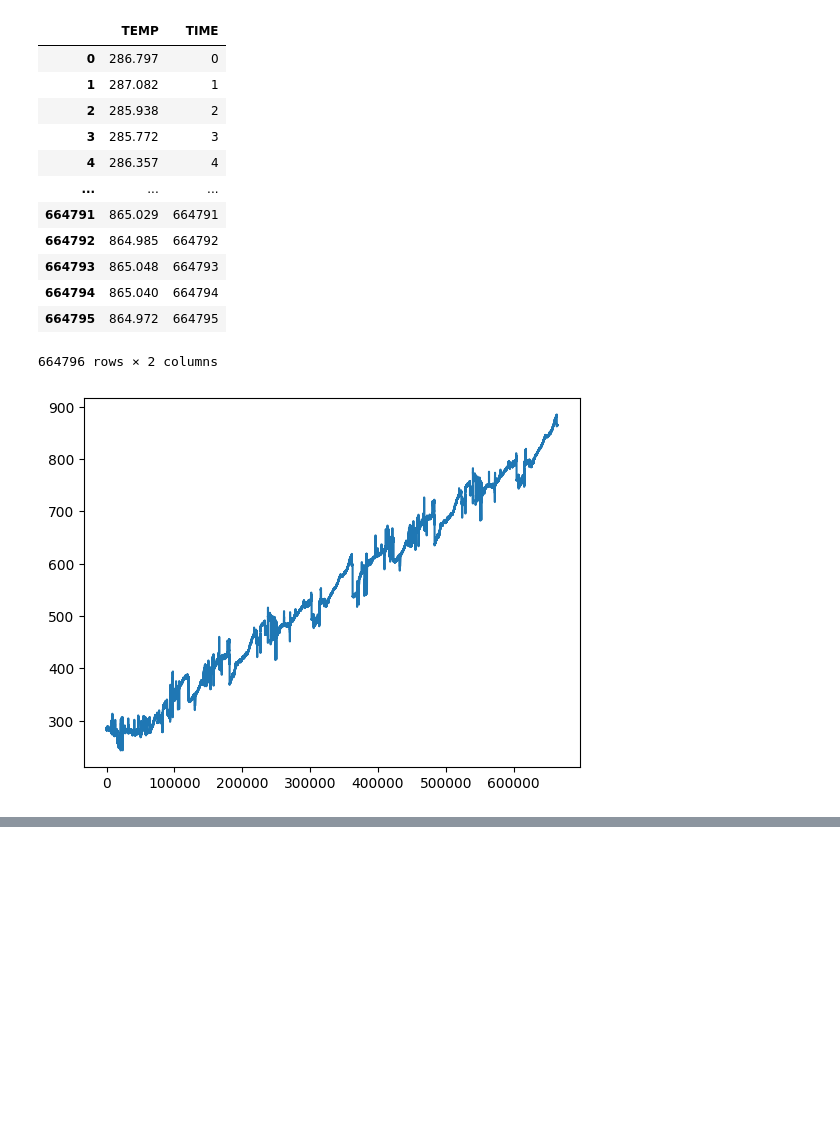
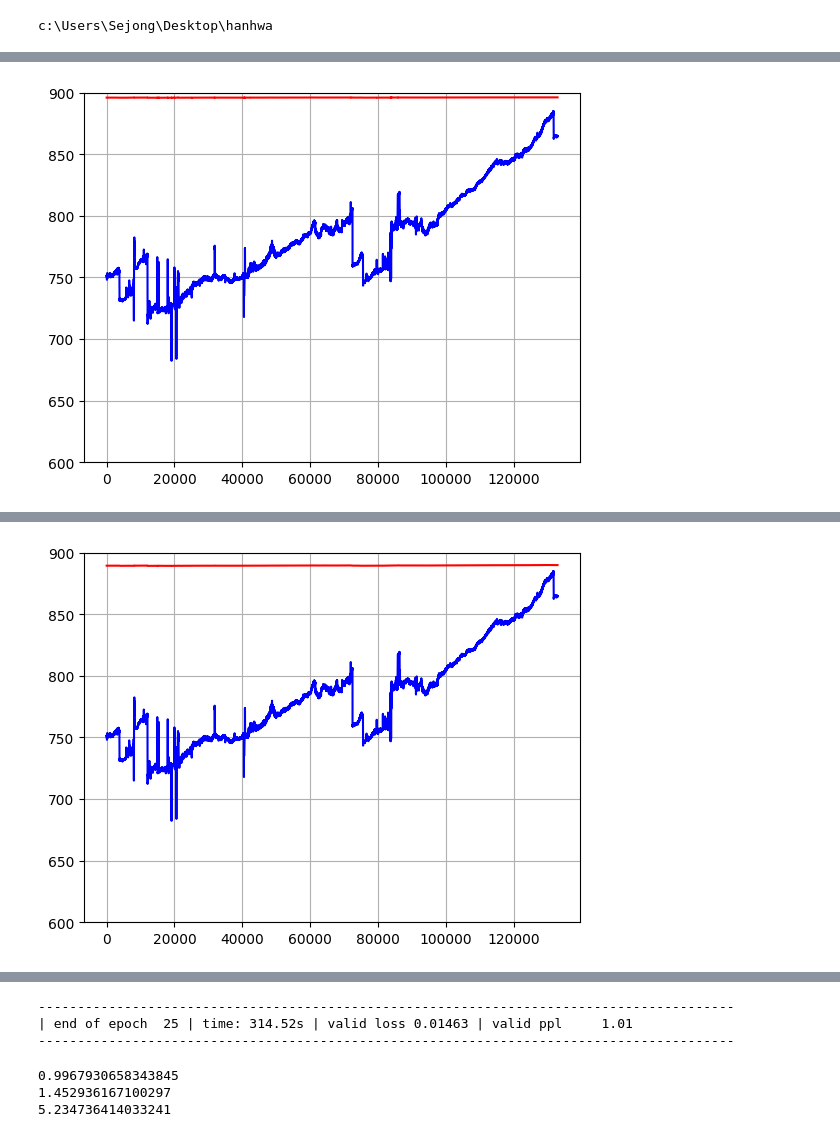
Before and after one commit to ksh914/hanhwa, a Jupyter notebook: model/transformer_singlestep_prediction_11_24.ipynb, the cells around one changed output, grey strips where cells are left out. Saved outputs shown, nothing was run; the diff lists cells and outputs as text; code cells hidden in the pictures; blank space fills up the shorter version.

```diff
--- a/model/transformer_singlestep_prediction_11_24.ipynb
+++ b/model/transformer_singlestep_prediction_11_24.ipynb
@@ -1,27 +1,7 @@
-# %%
-from ML_functions import make_dataframe
-_,df = make_dataframe(60,20)
-df
-# %% [output]
-|  | TEMP | TIME |
-| 0 | 286.797 | 0 |
-| 1 | 287.082 | 1 |
-| 2 | 285.938 | 2 |
-| 3 | 285.772 | 3 |
-| 4 | 286.357 | 4 |
-| ... | ... | ... |
-| 664791 | 865.029 | 664791 |
-| 664792 | 864.985 | 664792 |
-| 664793 | 865.048 | 664793 |
-| 664794 | 865.040 | 664794 |
-| 664795 | 864.972 | 664795 |
-664796 rows × 2 columns
-# %%
-from matplotlib import pyplot
-pyplot.plot(df['TEMP'])
-pyplot.show()
-# %% [output]
-[figure, removed]
+# %%
+cd ..
+# %% [output]
+c:\Users\Sejong\Desktop\hanhwa
 # %%
 import torch
 import torch.nn as nn
@@ -30,7 +10,6 @@ import time
 import math
 from matplotlib import pyplot
 import warnings
-from function_file.ML_functions import make_dataframe
 warnings.filterwarnings('ignore')
 torch.manual_seed(0)
 np.random.seed(0)
@@ -44,10 +23,10 @@ np.random.seed(0)
 #tgt = torch.rand((20, 32, 512)) # (T,N,E)
 #out = transformer_model(src, tgt)
 
-input_window = 100 # number of input steps
+input_window = 50 # number of input steps
 output_window = 1 # number of prediction steps, in this model its fixed to one
 block_len = input_window + output_window # for one input-output pair
-batch_size = 1024
+batch_size = 512
 device = torch.device("cuda" if torch.cuda.is_available() else "cpu")
 
 class PositionalEncoding(nn.Module):
@@ -135,16 +114,16 @@ def create_inout_sequences(input_data, input_window ,output_window):
     return torch.FloatTensor(np.array(inout_seq))
 
 # Scale 따로
+
 from sklearn.preprocessing import MinMaxScaler
 scaler_train = MinMaxScaler(feature_range=(0,1))
 scaler_test = MinMaxScaler(feature_range=(0,1))
-def get_data():
+def get_data(df):
     # construct a littel toy dataset
     time        = np.arange(0, 400, 0.1)
     amplitude   = np.sin(time) + np.sin(time * 0.05) + \
                   np.sin(time * 0.12) * np.random.normal(-0.2, 0.2, len(time))
 
-    _,df = make_dataframe(60,20)
     df = df['TEMP'].values
     #loading weather data from a file
     #from pandas import read_csv
@@ -291,7 +270,9 @@ def evaluate(eval_model, data_source):
             total_loss += len(data[0]) * criterion(output, targets).cpu().item()
     return total_loss / len(data_source)
 
-train_data, val_data = get_data()
+from function_file.ML_functions import make_dataframe
+_, df = make_dataframe(60,20)
+train_data, val_data = get_data(df)
 model = TransAm().to(device)
 
 criterion = nn.MSELoss()
@@ -333,0 +331 @@ ModuleNotFoundError: No module named 'function_file'
+[figure, added]
@@ -333,0 +349 @@ ModuleNotFoundError: No module named 'function_file'
+[figure, added]
@@ -333,0 +404,3 @@ ModuleNotFoundError: No module named 'function_file'
+-----------------------------------------------------------------------------------------
+| end of epoch  25 | time: 314.52s | valid loss 0.01463 | valid ppl     1.01
+-----------------------------------------------------------------------------------------
@@ -398,0 +407,10 @@ def predict_future(eval_model, data_source,steps):
+# %%
+from sklearn.metrics import mean_absolute_error, mean_squared_error
+from sklearn.metrics import r2_score
+print(r2_score(truth, test_result))
+print(mean_absolute_error(truth, test_result))
+print(mean_squared_error(truth, test_result))
+# %% [output]
+0.9967930658343845
+1.452936167100297
+5.234736414033241
```
Also changed, not shown: parts of 2 cells of this notebook, 1 other file.
